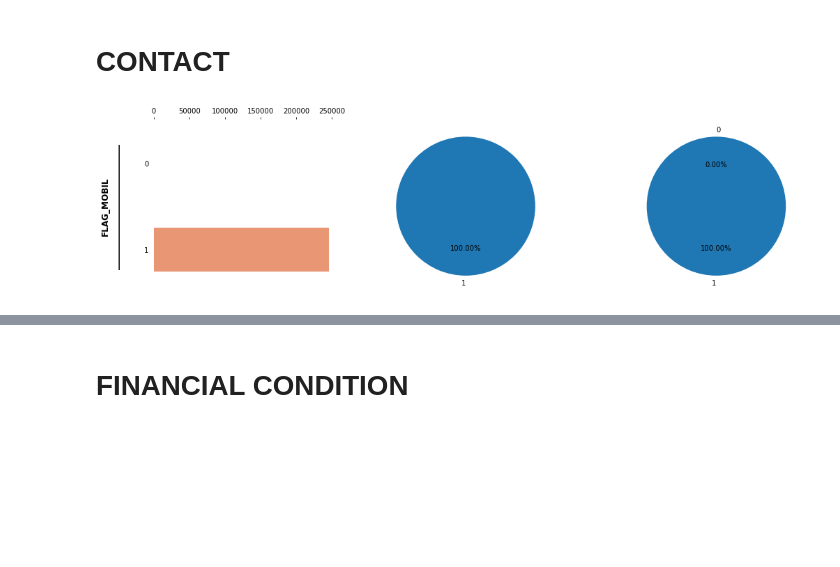
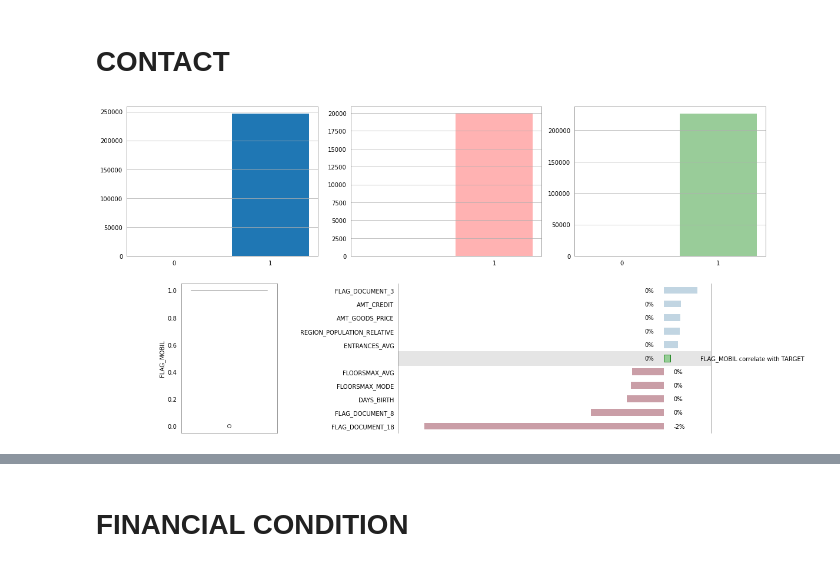
Before and after one commit to NgChi493510/Data-Preparation-Project-Group-14, a Jupyter notebook: EDA_notebook/EDA - Application Train.ipynb, the cells around one changed output, grey strips where cells are left out. Drawn from its saved outputs; the diff is of its cells as text; code cells hidden in the pictures; blank space fills up the shorter version.

Commit message:
update categorical visualization function

```diff
--- a/EDA_notebook/EDA - Application Train.ipynb
+++ b/EDA_notebook/EDA - Application Train.ipynb
@@ -298,5 +337,5 @@ for i in ['AMT_REQ_CREDIT_BUREAU_HOUR', 'AMT_REQ_CREDIT_BUREAU_DAY', 'AMT_REQ_CR
 # %%
 ext =['EXT_SOURCE_1', 'EXT_SOURCE_2', 'EXT_SOURCE_3']
 for col in ext:
-    num_visual(df,col)
+    num_visual(df,col,kde=True)
 # %% [output]
@@ -310,7 +349,7 @@ ex1, ext3 high missing value, consider more
 # %%
 day = ['DAYS_LAST_PHONE_CHANGE','DAYS_BIRTH','DAYS_EMPLOYED','DAYS_REGISTRATION','DAYS_ID_PUBLISH']
 for col in day:
-    num_visual(df,col)
+    num_visual(df,col,kde=True)
 # the last plot has no outliner
 # negative days, outliner
 # (df[df['DAYS_EMPLOYED']<(365*70)]['DAYS_EMPLOYED']/365).hist()
@@ -327,9 +366,9 @@ for col in day:
 # %%
 contact= ['FLAG_MOBIL','FLAG_EMP_PHONE','FLAG_WORK_PHONE','FLAG_CONT_MOBILE','FLAG_PHONE','FLAG_EMAIL']
 for col in contact:
-    cat_visual(df,col)
+    num_visual(df,col)
 
-for i in ['FLAG_MOBIL','FLAG_CONT_MOBILE','FLAG_EMAIL']:
-    col_drop.append(i)
+# for i in ['FLAG_MOBIL','FLAG_CONT_MOBILE','FLAG_EMAIL']:
+#     col_drop.append(i)
 # %% [output]
-[figure, old version]
+[figure, new version]
```
Also changed, not shown: parts of 22 cells of this notebook.
